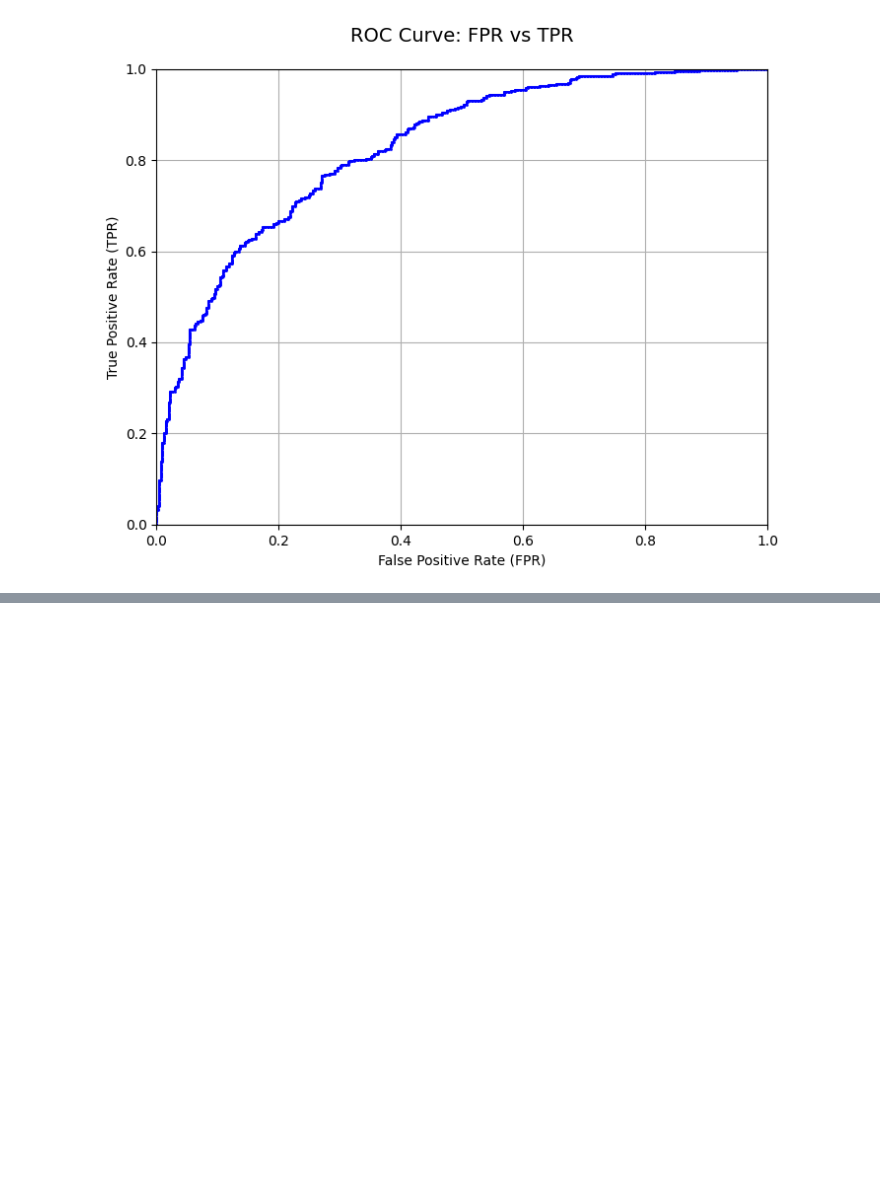
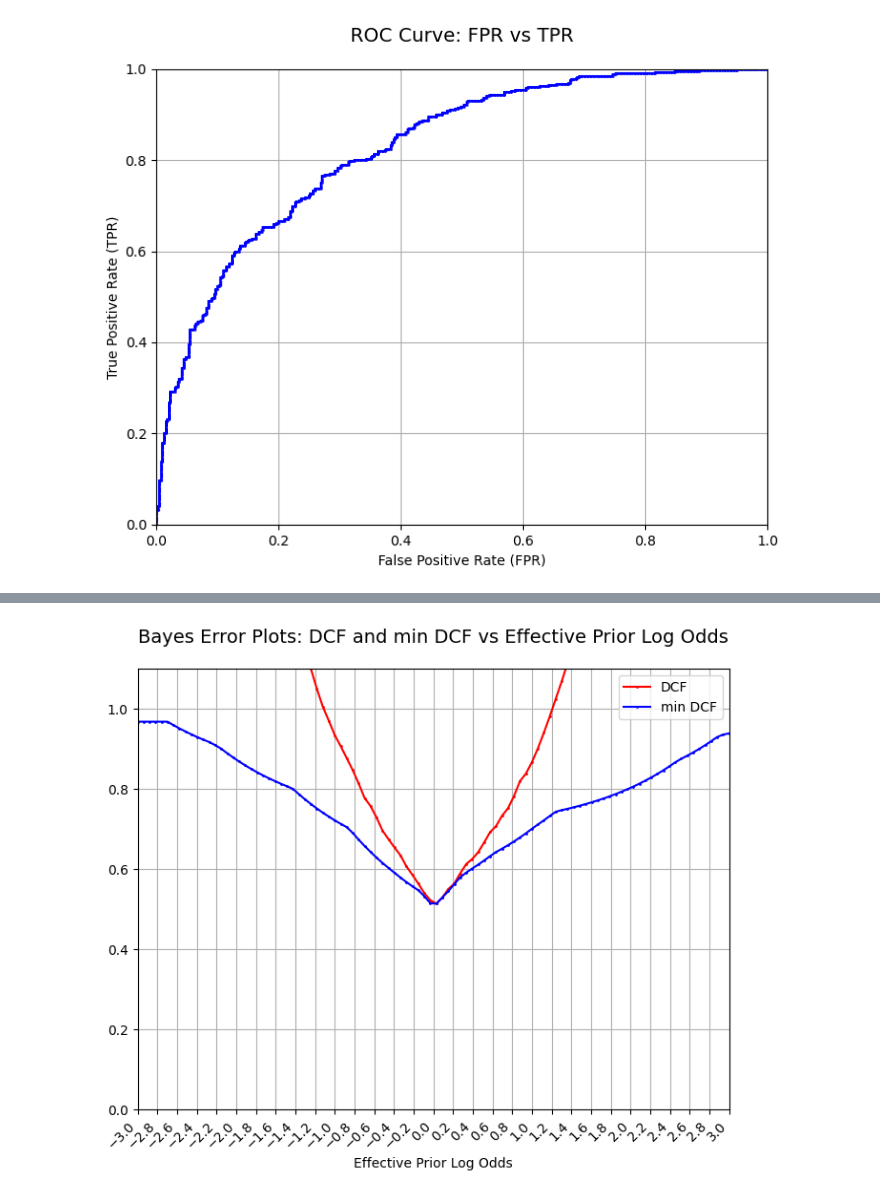
Before and after one commit to RiccardoRevalor/MachineLearningPatternRecognition, a Jupyter notebook: lab8_BayesDecisionModel_Evaluation/decisionModels_Eval.ipynb, the cells around one changed output, grey strips where cells are left out. Saved outputs shown, nothing was run; the diff lists cells and outputs as text; code cells hidden in the pictures; blank space fills up the shorter version.

Commit message:
l08: Bayes Error Plot function and explanation of the curves

```diff
--- a/lab8_BayesDecisionModel_Evaluation/decisionModels_Eval.ipynb
+++ b/lab8_BayesDecisionModel_Evaluation/decisionModels_Eval.ipynb
@@ -1137,0 +1187,6 @@ After that, we compute the normalized DCF, and the normalized minimum DCF corres
+# %%
+effPriorLogOdds = np.linspace(-3, 3, 100) #range of log odds ratios
+
+plotBayesErroPlots(effPriorLogOdds, llr_infPar, labels_infPar) #plot the Bayes error plots for the given range of log odds ratios and scores
+# %% [output]
+[figure, added]
```
Also changed, not shown: parts of 3 cells of this notebook.
